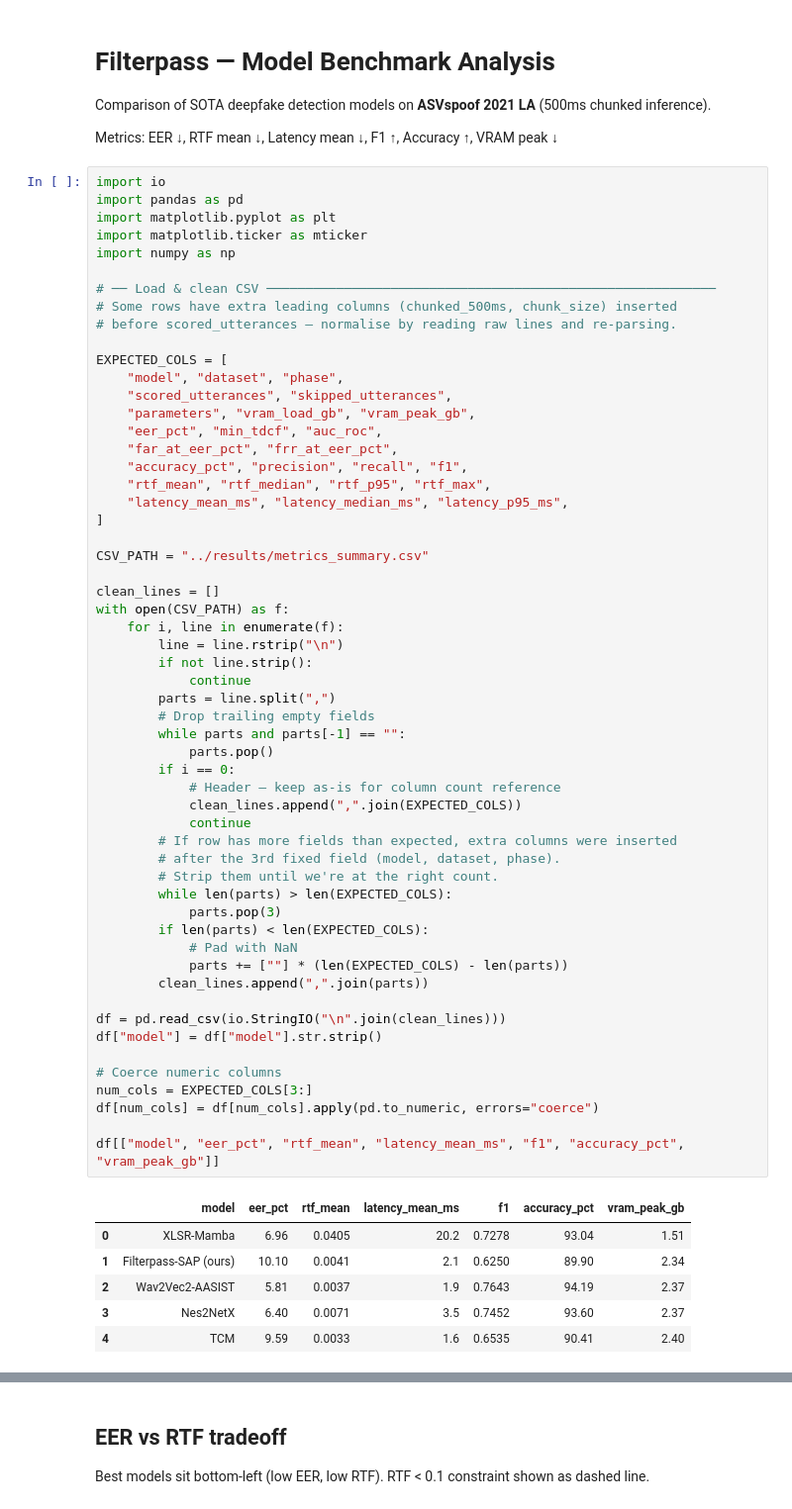
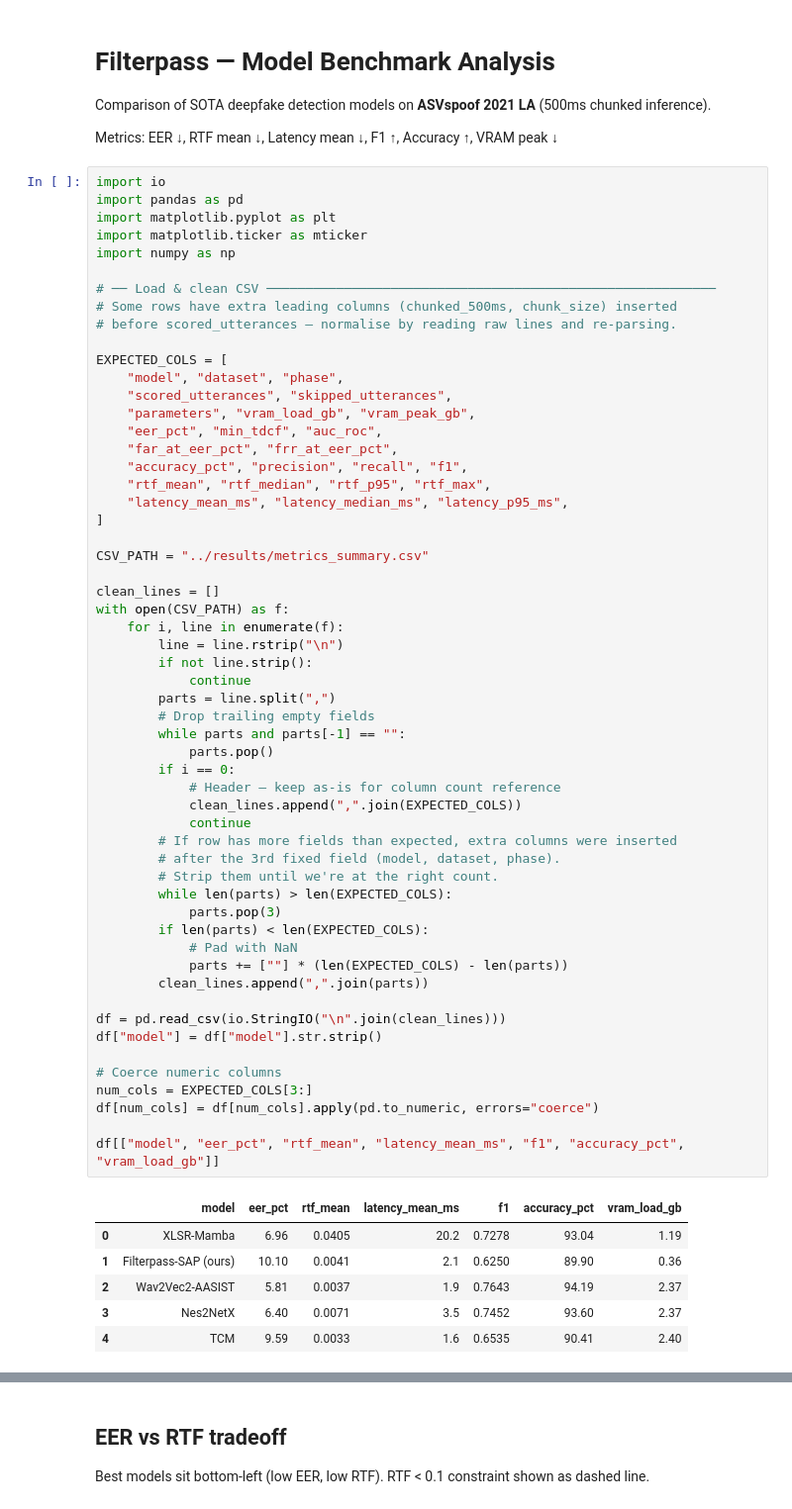
Before and after one commit to MeNMaHomies/filterpass, a Jupyter notebook: notebooks/analysis.ipynb, the cells around one changed output, grey strips where cells are left out. Shown at 99% size. Drawn from its saved outputs; the diff is of its cells as text.

```diff
--- a/notebooks/analysis.ipynb
+++ b/notebooks/analysis.ipynb
@@ -33,37 +33,37 @@ with open(CSV_PATH) as f:
     for i, line in enumerate(f):
         line = line.rstrip("\n")
         if not line.strip():
             continue
         parts = line.split(",")
         # Drop trailing empty fields
         while parts and parts[-1] == "":
             parts.pop()
         if i == 0:
             # Header — keep as-is for column count reference
             clean_lines.append(",".join(EXPECTED_COLS))
             continue
         # If row has more fields than expected, extra columns were inserted
         # after the 3rd fixed field (model, dataset, phase).
         # Strip them until we're at the right count.
         while len(parts) > len(EXPECTED_COLS):
             parts.pop(3)
         if len(parts) < len(EXPECTED_COLS):
             # Pad with NaN
             parts += [""] * (len(EXPECTED_COLS) - len(parts))
         clean_lines.append(",".join(parts))
 
 df = pd.read_csv(io.StringIO("\n".join(clean_lines)))
 df["model"] = df["model"].str.strip()
 
 # Coerce numeric columns
 num_cols = EXPECTED_COLS[3:]
 df[num_cols] = df[num_cols].apply(pd.to_numeric, errors="coerce")
 
-df[["model", "eer_pct", "rtf_mean", "latency_mean_ms", "f1", "accuracy_pct", "vram_peak_gb"]]
+df[["model", "eer_pct", "rtf_mean", "latency_mean_ms", "f1", "accuracy_pct", "vram_load_gb"]]
 # %% [output]
-|  | model | eer_pct | rtf_mean | latency_mean_ms | f1 | accuracy_pct | vram_peak_gb |
-| 0 | XLSR-Mamba | 6.96 | 0.0405 | 20.2 | 0.7278 | 93.04 | 1.51 |
-| 1 | Filterpass-SAP (ours) | 10.10 | 0.0041 | 2.1 | 0.6250 | 89.90 | 2.34 |
+|  | model | eer_pct | rtf_mean | latency_mean_ms | f1 | accuracy_pct | vram_load_gb |
+| 0 | XLSR-Mamba | 6.96 | 0.0405 | 20.2 | 0.7278 | 93.04 | 1.19 |
+| 1 | Filterpass-SAP (ours) | 10.10 | 0.0041 | 2.1 | 0.6250 | 89.90 | 0.36 |
 | 2 | Wav2Vec2-AASIST | 5.81 | 0.0037 | 1.9 | 0.7643 | 94.19 | 2.37 |
 | 3 | Nes2NetX | 6.40 | 0.0071 | 3.5 | 0.7452 | 93.60 | 2.37 |
 | 4 | TCM | 9.59 | 0.0033 | 1.6 | 0.6535 | 90.41 | 2.40 |
```
Also changed, not shown: parts of 7 cells of this notebook, 5 other files.
